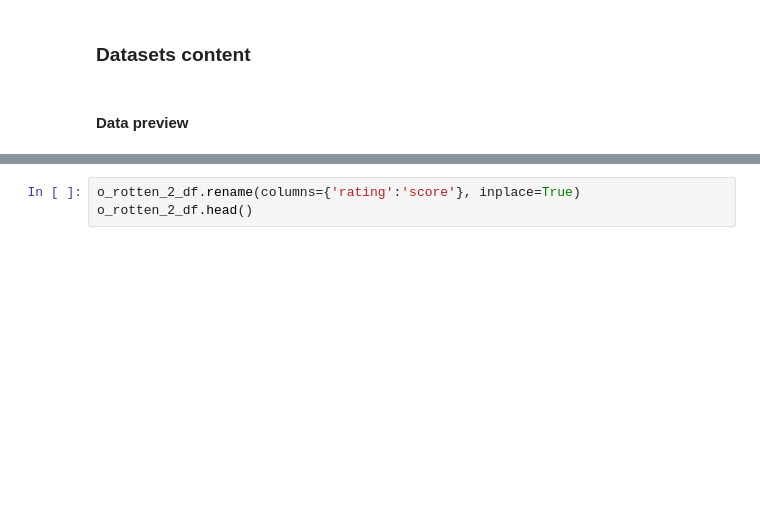
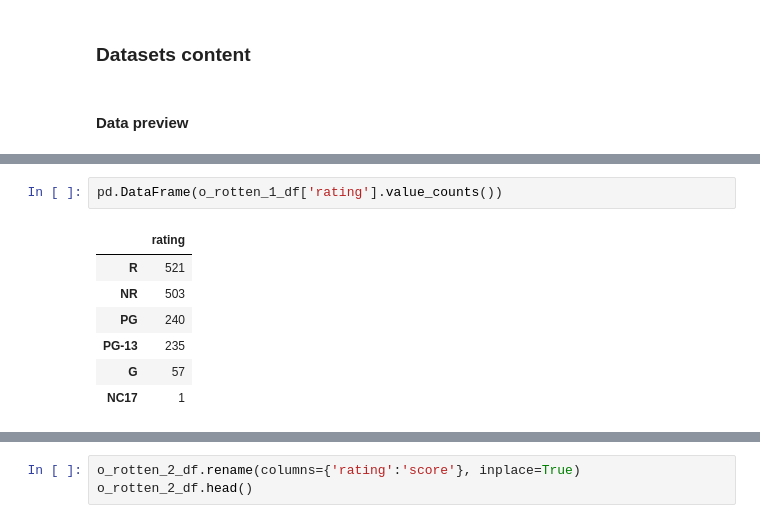
Before and after one commit to inesboxexa/project-films, a Jupyter notebook: rotten-datasets.ipynb, the cells around one changed output, grey strips where cells are left out. Drawn from its saved outputs; the diff is of its cells as text; blank space fills up the shorter version.

```diff
--- a/rotten-datasets.ipynb
+++ b/rotten-datasets.ipynb
@@ -28,3 +28,13 @@ o_rotten_2_df.head()
 | 2 | 3 | ... life lived in a bubble in fin... | NaN | fresh | Sean Axmaker | 0 | Stream on Demand | January 4, 2018 |
 | 3 | 3 | Continuing along a line introduce... | NaN | fresh | Daniel Kasman | 0 | MUBI | November 16, 2017 |
 | 4 | 3 | ... a perverse twist on neorealis... | NaN | fresh | NaN | 0 | Cinema Scope | October 12, 2017 |
+# %%
+pd.DataFrame(o_rotten_1_df['rating'].value_counts())
+# %% [output]
+|  | rating |
+| R | 521 |
+| NR | 503 |
+| PG | 240 |
+| PG-13 | 235 |
+| G | 57 |
+| NC17 | 1 |
```
Also changed, not shown: parts of 4 cells of this notebook.
